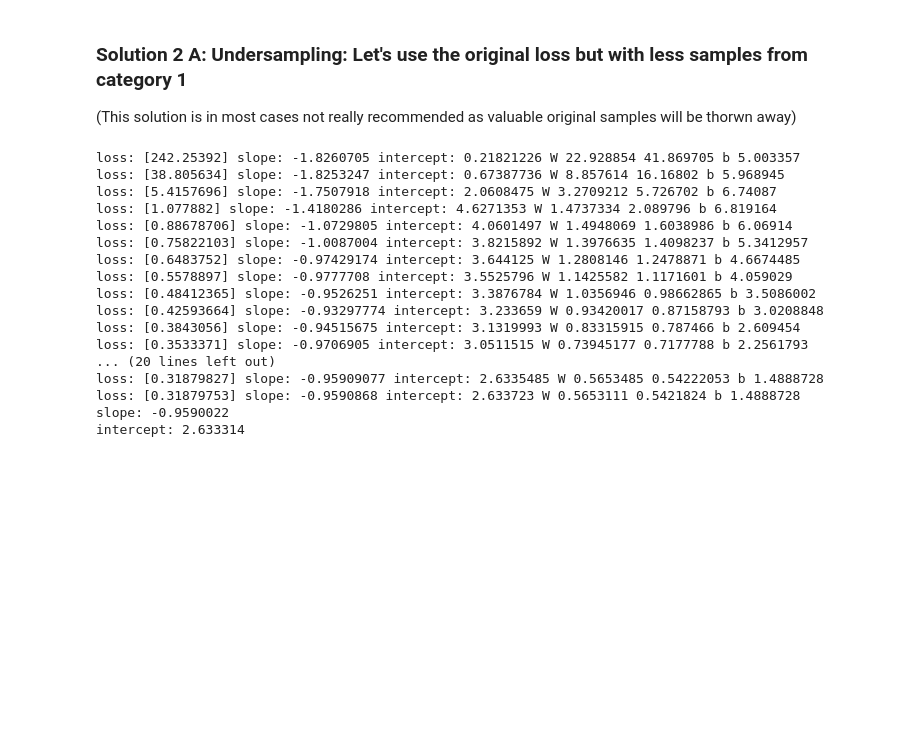
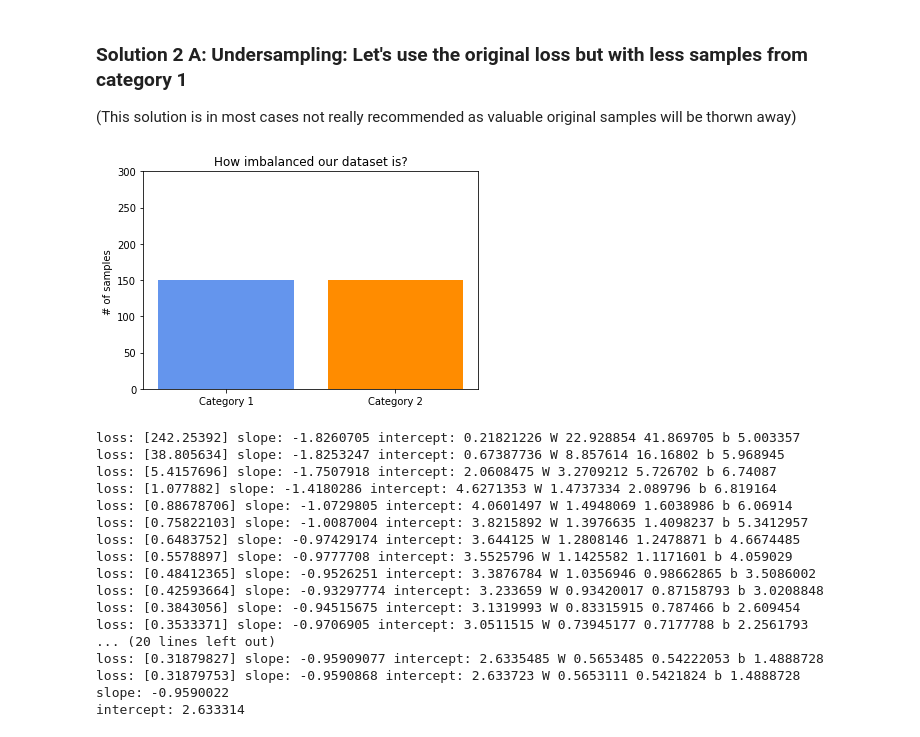
Before and after one commit to mike576/notenoughdata, a Jupyter notebook: Not_Enough_Data.ipynb, the cells around one changed output. Cells and saved outputs as stored; diff of their text form; code cells hidden in the pictures; blank space fills up the shorter version.

```diff
--- a/Not_Enough_Data.ipynb
+++ b/Not_Enough_Data.ipynb
@@ -320,6 +320,10 @@ data=undersampled_data.copy()
 y=data.pop('category')
 X=data
 x_train_u, x_eval_u, y_train_u, y_eval_u = train_test_split(X,y,test_size=0.3, random_state = 42)
+# %%
+show_balance_of_classes(undersampled_data)
+# %% [output]
+[figure, added]
 # %%
 
 # the original eval set is used for predictions!
```
Also changed, not shown: parts of 8 cells of this notebook.
